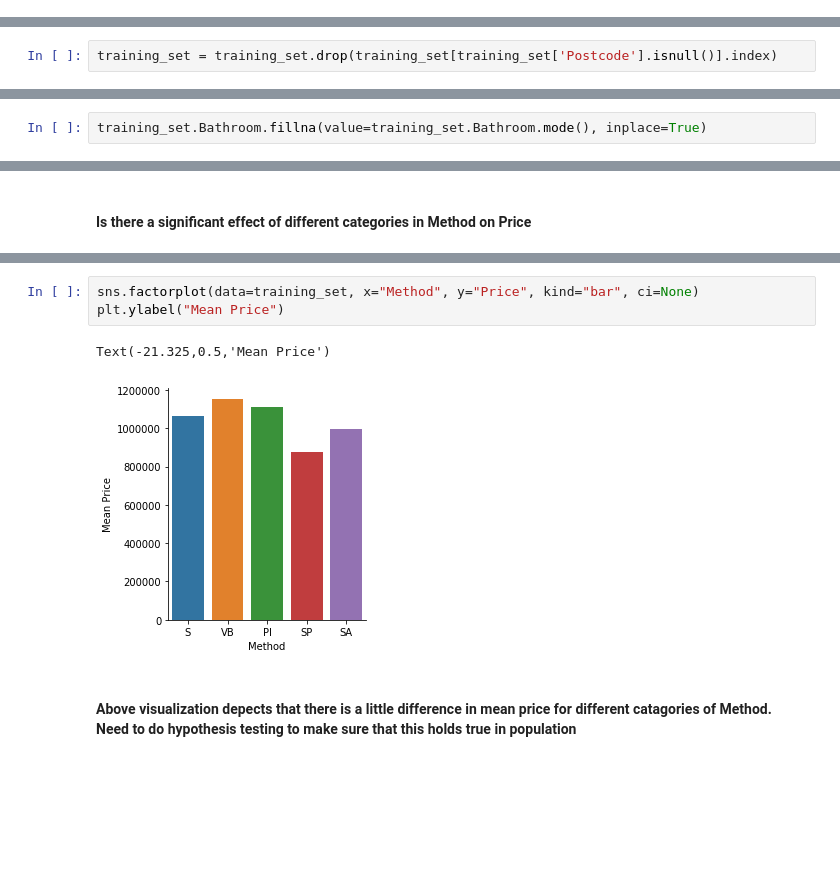
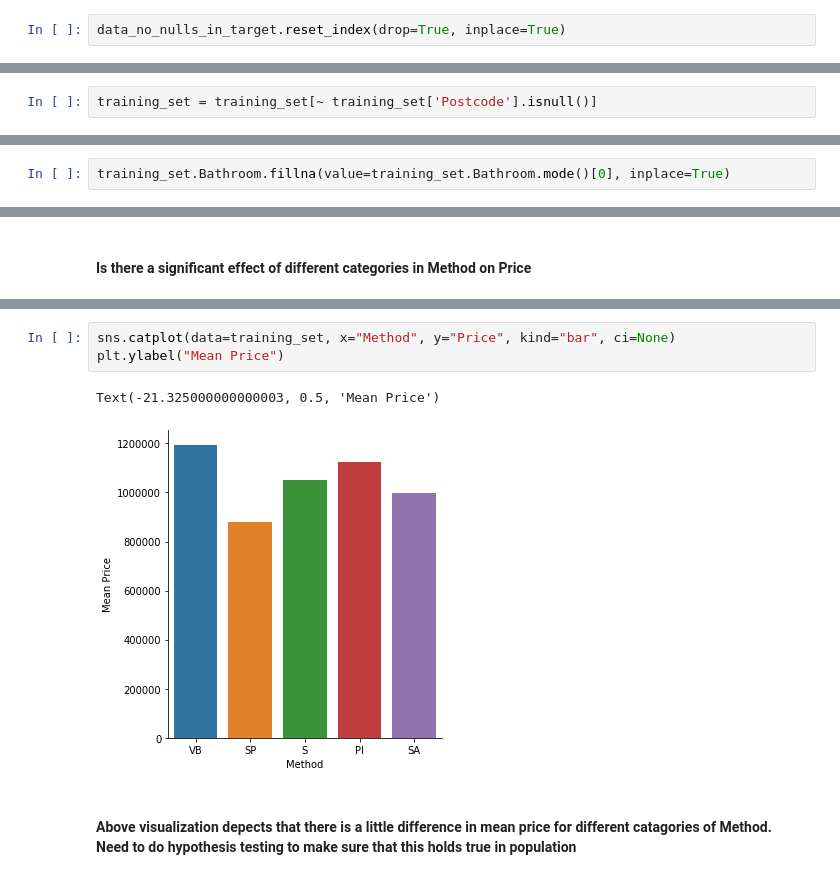
Before and after one commit to thedatajango/course_samples, a Jupyter notebook: end_to_end_DS_project.ipynb, the cells around one changed output, grey strips where cells are left out. Cells and saved outputs as stored; diff of their text form; blank space fills up the shorter version.

```diff
--- a/end_to_end_DS_project.ipynb
+++ b/end_to_end_DS_project.ipynb
@@ -82,3 +81,5 @@ data_no_nulls_in_target = data[~ data.Price.isnull() ] ## Eliminated recores wit
 data_no_nulls_in_target.shape
 # %% [output]
 (27247, 21)
+# %%
+data_no_nulls_in_target.reset_index(drop=True, inplace=True)
@@ -209,0 +217,2 @@ df_null_postcodes[~ df_null_postcodes['Suburb'].isnull()]
+# %%
+training_set = training_set[~ training_set['Postcode'].isnull()]
@@ -235,2 +234,0 @@ Int64Index([ 1833, 19795, 22210,  3233, 23980,  1026,  1174, 12291,  1197,
-# %%
-training_set = training_set.drop(training_set[training_set['Postcode'].isnull()].index)
@@ -330,2 +408,2 @@ dtype: float64
 # %%
-training_set.Bathroom.fillna(value=training_set.Bathroom.mode(), inplace=True)
+training_set.Bathroom.fillna(value=training_set.Bathroom.mode()[0], inplace=True)
@@ -505,10 +568,10 @@ VB    1.152664e+06
 Name: Price, dtype: float64
 # %%
-sns.factorplot(data=training_set, x="Method", y="Price", kind="bar", ci=None)
+sns.catplot(data=training_set, x="Method", y="Price", kind="bar", ci=None)
 plt.ylabel("Mean Price")
 # %% [output]
-Text(-21.325,0.5,'Mean Price')
+Text(-21.325000000000003, 0.5, 'Mean Price')
-[figure, old version]
+[figure, new version]
 # %% [markdown]
 #### Above visualization depects that there is a little difference in mean price for different catagories of Method. Need to do hypothesis testing to make sure that this holds true in population
 # %% [markdown]
```
Also changed, not shown: parts of 80 cells of this notebook.
